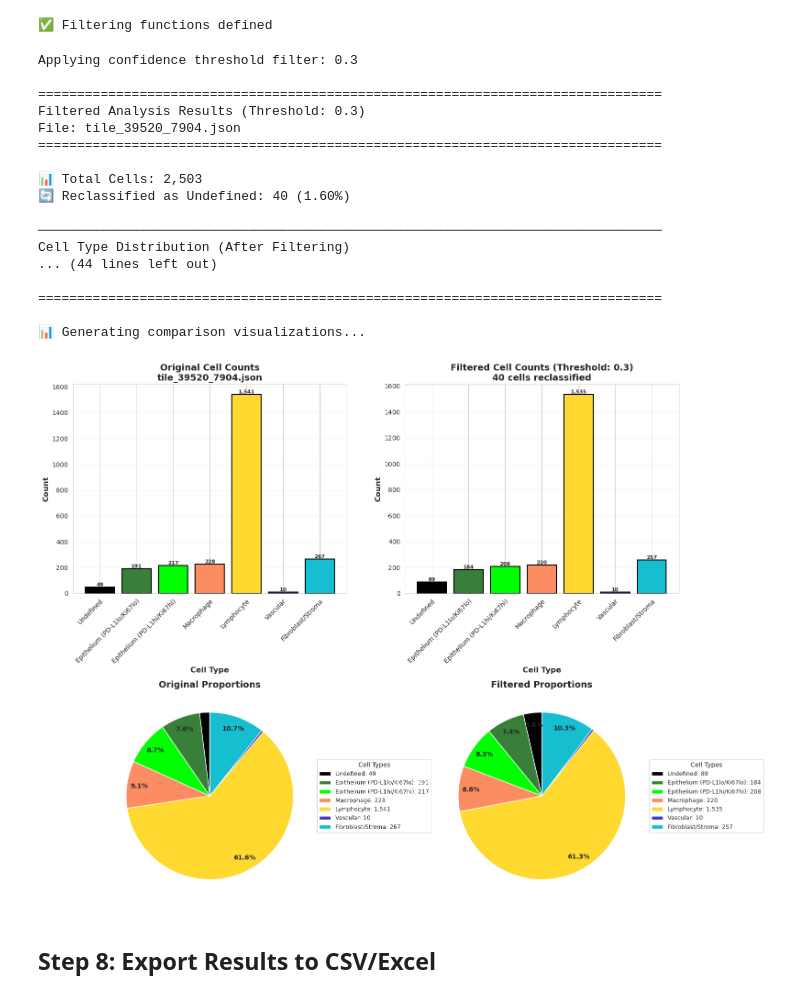
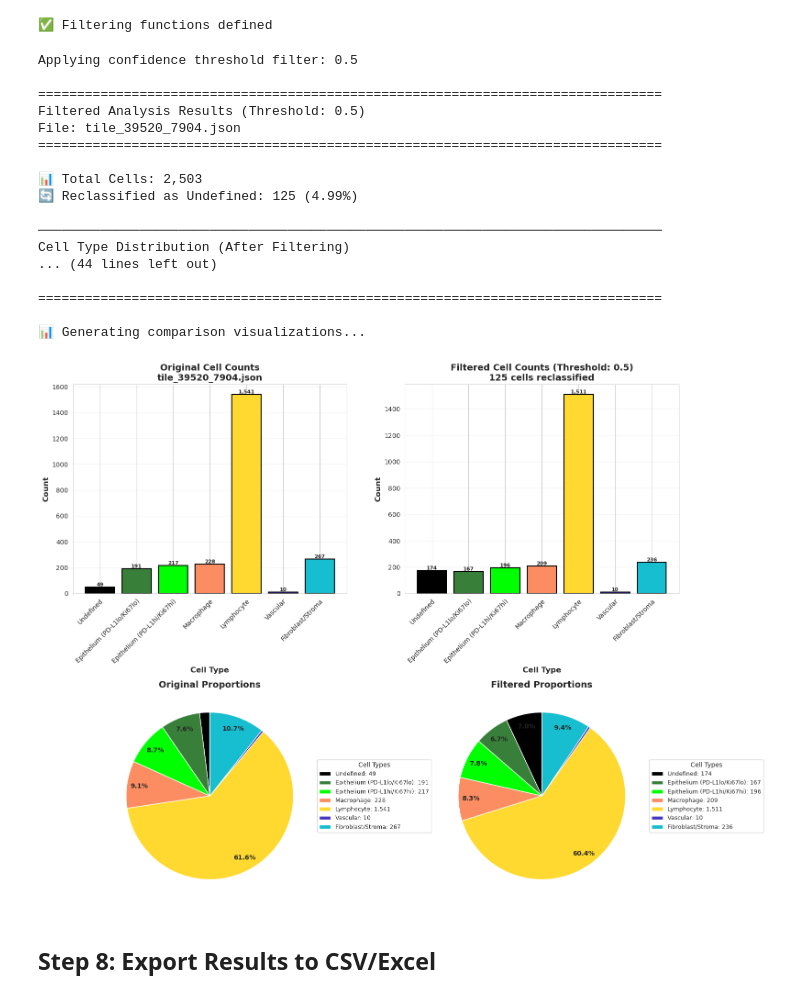
Before and after one commit to OceanBear/image_analysis_scripts, a Jupyter notebook: quantitative_analysis/cell_type_distribution.ipynb, the cells around one changed output. Drawn from its saved outputs; the diff is of its cells as text; code cells hidden in the pictures.

```diff
--- a/quantitative_analysis/cell_type_distribution.ipynb
+++ b/quantitative_analysis/cell_type_distribution.ipynb
@@ -638,42 +618,42 @@ print("✅ Filtering functions defined")
 ✅ Filtering functions defined
 # %%
 # ⚠️ Set your threshold here (default: 0.5)
-CONFIDENCE_THRESHOLD = 0.3
+CONFIDENCE_THRESHOLD = 0.5
 
 if 'results' in locals():
     print(f"Applying confidence threshold filter: {CONFIDENCE_THRESHOLD}\n")
 
     # Apply filter
     filtered_results = apply_confidence_filter(json_file_path, threshold=CONFIDENCE_THRESHOLD)
 
     # Display filtered results
     display_filtered_results(filtered_results)
 
     # Create comparison visualizations
     print("\n📊 Generating comparison visualizations...\n")
     plot_filtered_comparison(results, filtered_results)
 
 else:
     print("⚠️ No results to filter. Please run Step 6 first.")
 # %% [output]
-Applying confidence threshold filter: 0.3
+Applying confidence threshold filter: 0.5
 
 ================================================================================
-Filtered Analysis Results (Threshold: 0.3)
+Filtered Analysis Results (Threshold: 0.5)
 File: tile_39520_7904.json
 ================================================================================
 
 📊 Total Cells: 2,503
-🔄 Reclassified as Undefined: 40 (1.60%)
+🔄 Reclassified as Undefined: 125 (4.99%)
 
 ────────────────────────────────────────────────────────────────────────────────
 Cell Type Distribution (After Filtering)
 ... (44 lines left out)
 
 ================================================================================
 
 📊 Generating comparison visualizations...
-[figure, old version]
+[figure, new version]
 # %% [markdown]
 ## Step 8: Export Results to CSV/Excel
 # %%
```
Also changed, not shown: parts of 4 cells of this notebook, 2 other files.
